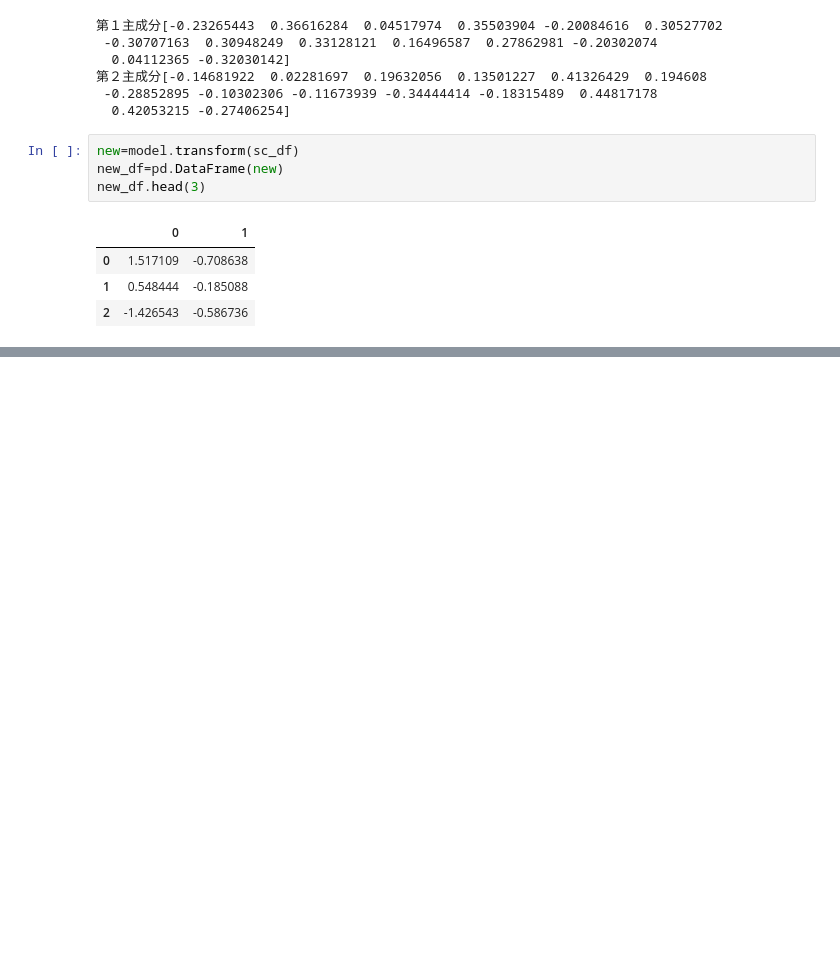
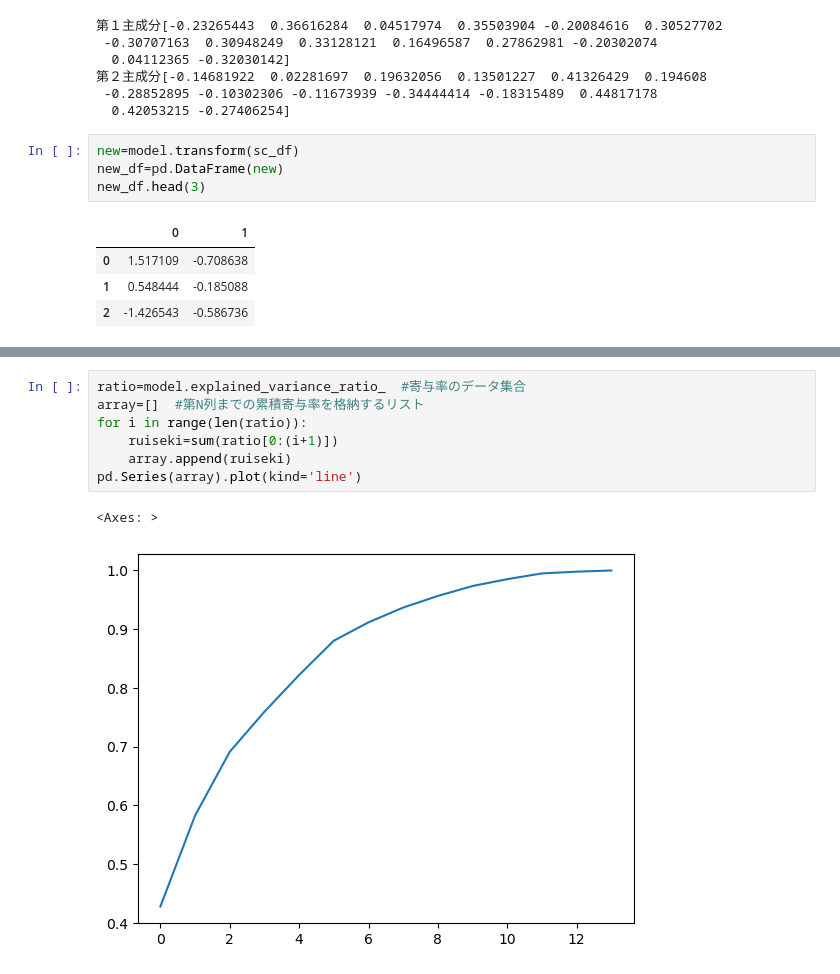
Before and after one commit to Udon-datascience/Python_machine_learning_study_log, a Jupyter notebook: study_based_on_textbook/codes（learning_analysis）/learning_analysis_20.ipynb, the cells around one changed output, grey strips where cells are left out. Drawn from its saved outputs; the diff is of its cells as text; blank space fills up the shorter version.

```diff
--- a/study_based_on_textbook/codes（learning_analysis）/learning_analysis_20.ipynb
+++ b/study_based_on_textbook/codes（learning_analysis）/learning_analysis_20.ipynb
@@ -55,0 +141,10 @@ new_df.head(3)
+# %%
+ratio=model.explained_variance_ratio_  #寄与率のデータ集合
+array=[]  #第N列までの累積寄与率を格納するリスト
+for i in range(len(ratio)):
+    ruiseki=sum(ratio[0:(i+1)])
+    array.append(ruiseki)
+pd.Series(array).plot(kind='line')
+# %% [output]
+<Axes: >
+[figure, added]
```
Also changed, not shown: parts of 12 cells of this notebook, 1 other file.
